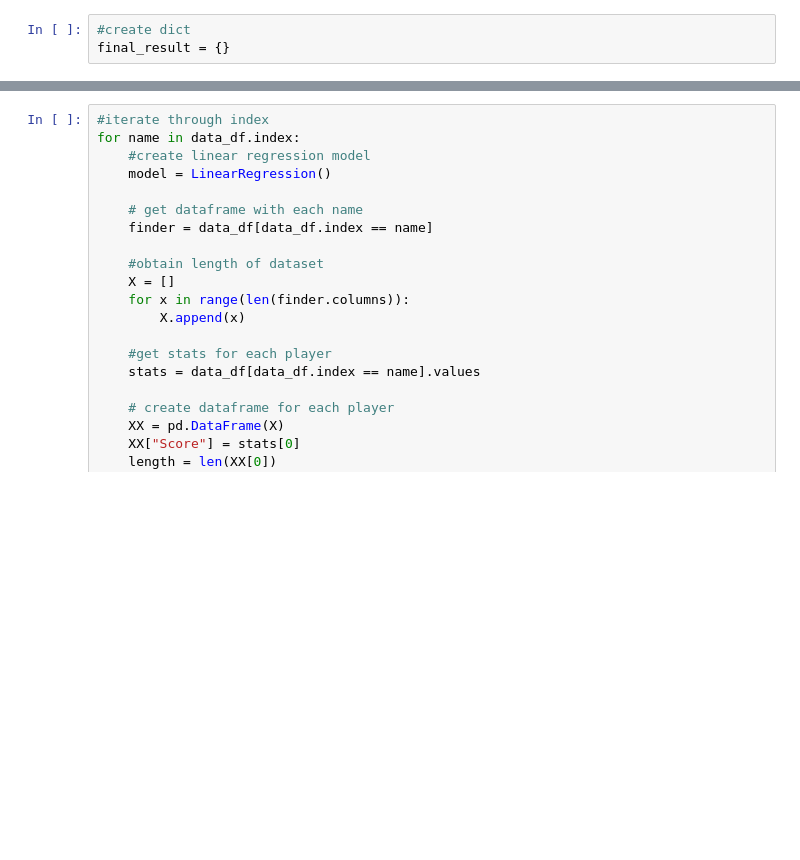
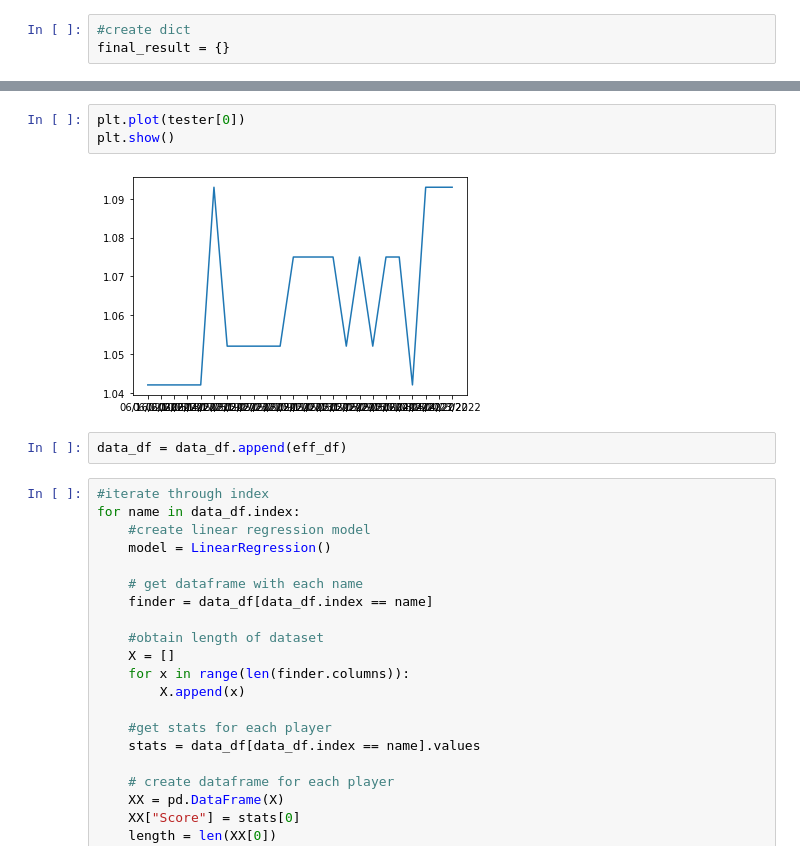
Before and after one commit to evanbruno617/Sports_betting, a Jupyter notebook: NBA/prediction_efficiency.ipynb, the cells around one changed output, grey strips where cells are left out. Saved outputs shown, nothing was run; the diff lists cells and outputs as text; blank space fills up the shorter version.

```diff
--- a/NBA/prediction_efficiency.ipynb
+++ b/NBA/prediction_efficiency.ipynb
@@ -62,3 +133,10 @@ pd.read_csv("Team_defensive_efficency.csv")
+# %%
+plt.plot(tester[0])
+plt.show()
+# %% [output]
+[figure, added]
+# %%
+data_df = data_df.append(eff_df)
 # %%
 #iterate through index
 for name in data_df.index:
```
Also changed, not shown: parts of 14 cells of this notebook, 4 other files.
